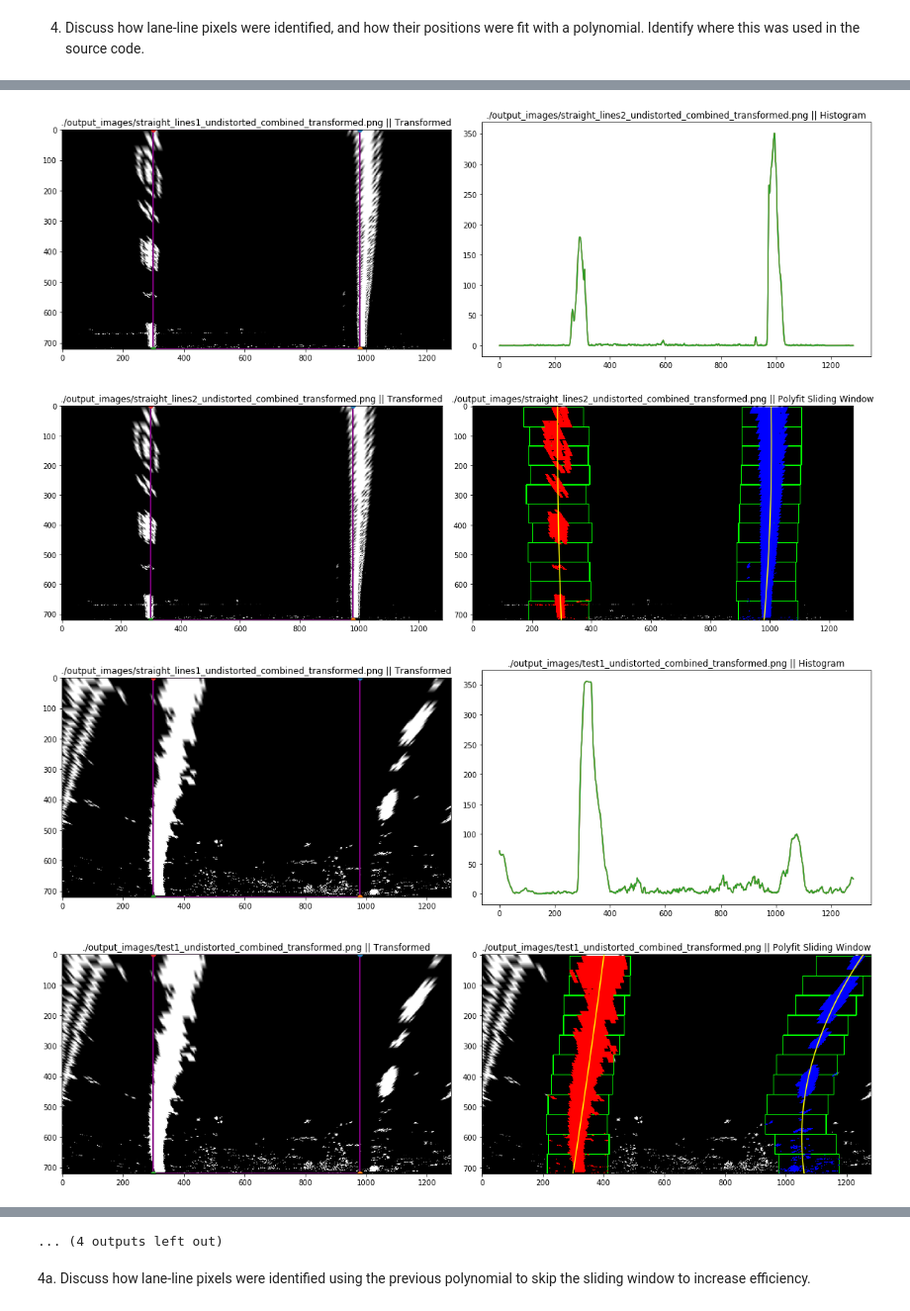
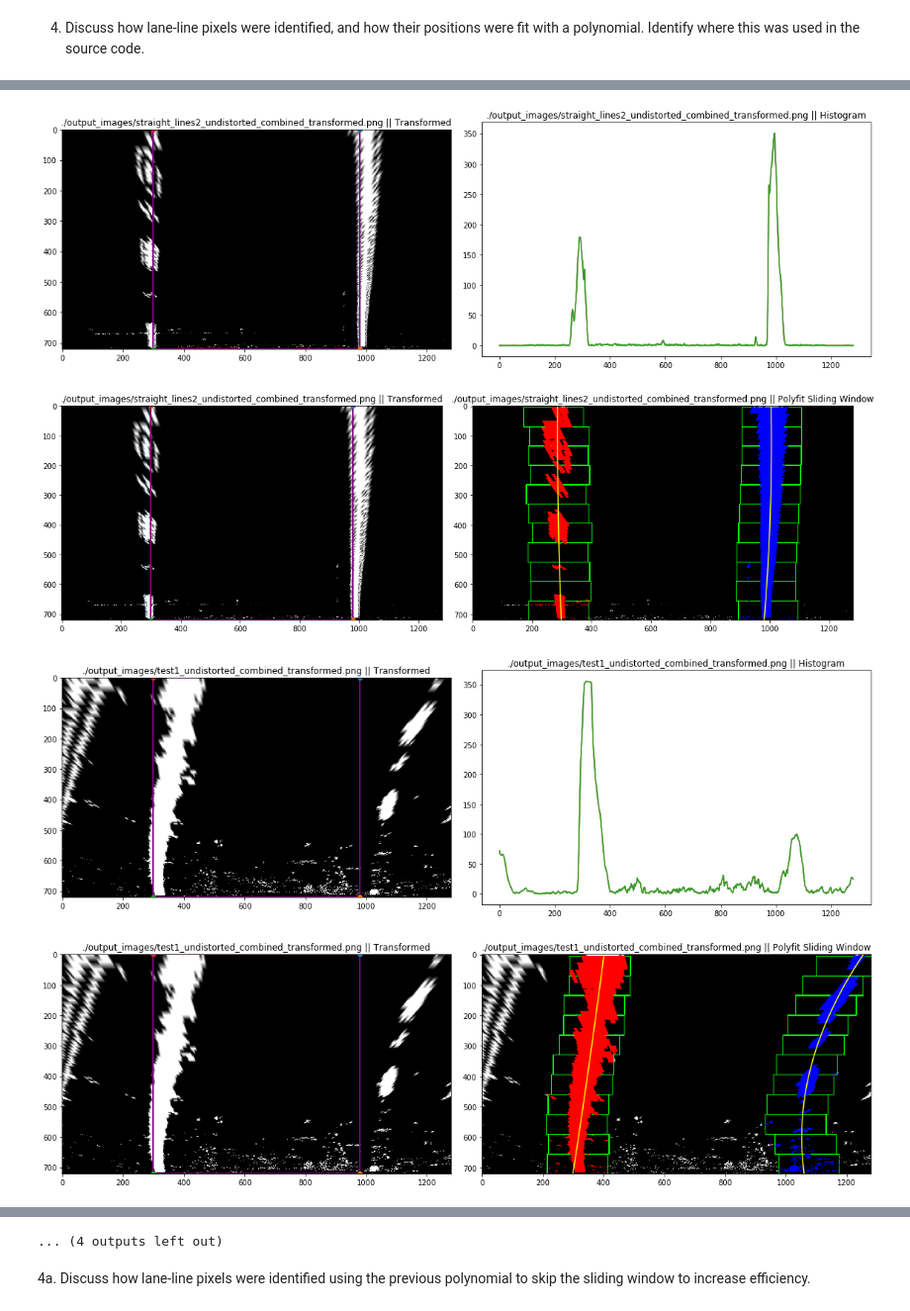
Before and after one commit to idraney/CarND-Advanced-Lane-Lines, a Jupyter notebook: P2_01_04_Lane_Line_Pixel_Identification.ipynb, the cells around one changed output, grey strips where cells are left out. Shown at 99% size. Cells and saved outputs as stored; diff of their text form; code cells hidden in the pictures.

```diff
--- a/P2_01_04_Lane_Line_Pixel_Identification.ipynb
+++ b/P2_01_04_Lane_Line_Pixel_Identification.ipynb
@@ -841,7 +841,7 @@ for fname in images:
     fig, ax = plt.subplots(1, 2, figsize=(16, 5))
     fig.tight_layout()
     ax[0].imshow(img, cmap='gray')
-    ax[0].set_title(images[0] + ' || Transformed')
+    ax[0].set_title(fname + ' || Transformed')
     patch_xfm = patches.PathPatch(path_xfm, edgecolor='purple', facecolor='None', lw=2)
     ax[0].add_patch(patch_xfm)
     ax[0].plot(vertex_TR_xfm[0], vertex_TR_xfm[1], 'o')
@@ -858,32 +858,32 @@ for fname in images:
     plt.savefig(outfname, bbox_inches='tight')
 
     img = cv2.cvtColor(img, cv2.COLOR_BGR2GRAY)
 
     # Plot the result:
     fig, ax = plt.subplots(1, 2, figsize=(16, 5))
     fig.tight_layout()
     # left_fit and right_fit are gathered for previous polynomial constants.  Not used in this section
     left_fit, right_fit, img_poly = fit_polynomial(img) # This line needs to be below the plot declaraction to visualize properly
     ax[0].imshow(img, cmap='gray')
     ax[0].set_title(fname + ' || Transformed')
     patch_xfm = patches.PathPatch(path_xfm, edgecolor='purple', facecolor='None', lw=2)
     ax[0].add_patch(patch_xfm)
     ax[0].plot(vertex_TR_xfm[0], vertex_TR_xfm[1], 'o')
     ax[0].plot(vertex_BR_xfm[0], vertex_BR_xfm[1], 'o')
     ax[0].plot(vertex_BL_xfm[0], vertex_BL_xfm[1], 'o')
     ax[0].plot(vertex_TL_xfm[0], vertex_TL_xfm[1], 'o')
     ax[0].set_ylim([720, 0])
     ax[1].imshow(img_poly)
     ax[1].set_title(fname + ' || Polyfit Sliding Window')
 
     # Save plot as image
     outfname = fname.replace("_combined_transformed.png",
                              "_combined_transformed_polyfit_plot.png")
     plt.savefig(outfname, bbox_inches='tight')
 # %% [output]
 [figure]
 [figure]
 [figure]
 [figure]
-[figure, old version]
+[figure, new version]
 [figure]
```
Also changed, not shown: parts of 1 cell of this notebook.
